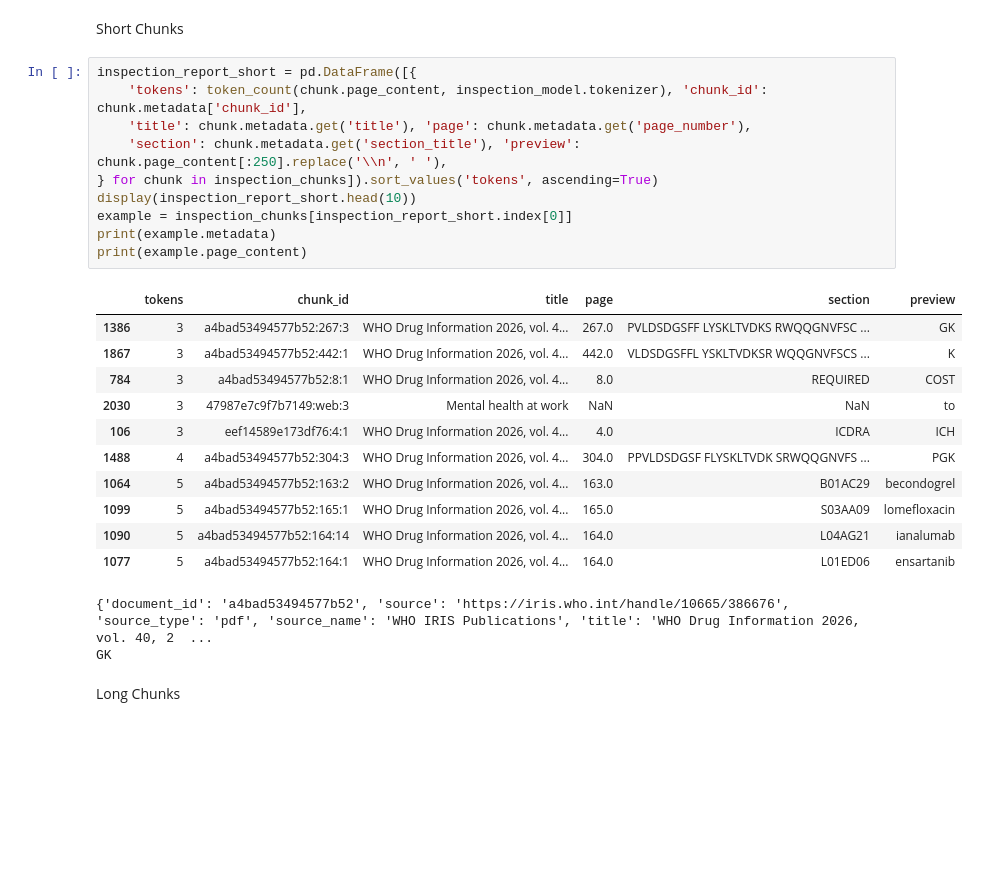
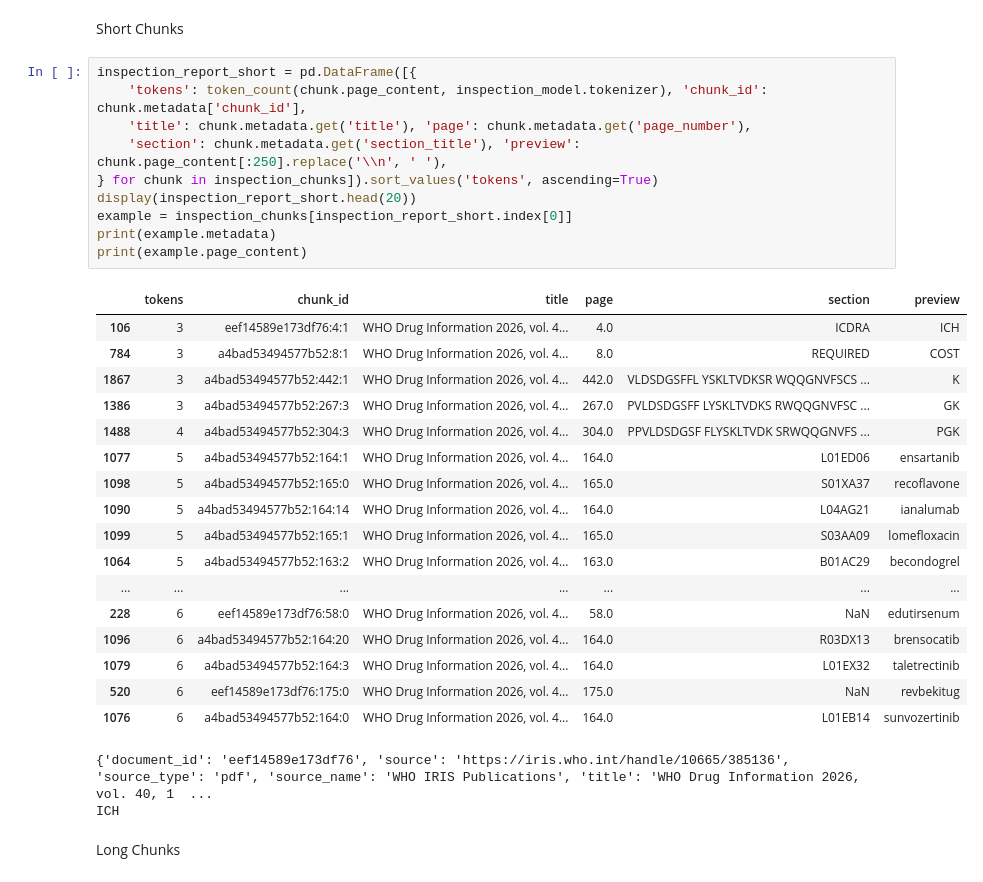
Before and after one commit to suzzyzhen/clinical-rag-assistant, a Jupyter notebook: notebooks/chunking_and_embedding_analysis.ipynb, the cells around one changed output. Cells and saved outputs as stored; diff of their text form; blank space fills up the shorter version.

```diff
--- a/notebooks/chunking_and_embedding_analysis.ipynb
+++ b/notebooks/chunking_and_embedding_analysis.ipynb
@@ -264,27 +265,33 @@ Short Chunks
 # %%
 inspection_report_short = pd.DataFrame([{
     'tokens': token_count(chunk.page_content, inspection_model.tokenizer), 'chunk_id': chunk.metadata['chunk_id'],
     'title': chunk.metadata.get('title'), 'page': chunk.metadata.get('page_number'),
     'section': chunk.metadata.get('section_title'), 'preview': chunk.page_content[:250].replace('\\n', ' '),
 } for chunk in inspection_chunks]).sort_values('tokens', ascending=True)
-display(inspection_report_short.head(10))
+display(inspection_report_short.head(20))
 example = inspection_chunks[inspection_report_short.index[0]]
 print(example.metadata)
 print(example.page_content)
 # %% [output]
 |  | tokens | chunk_id | title | page | section | preview |
+| 106 | 3 | eef14589e173df76:4:1 | WHO Drug Information 2026, vol. 4... | 4.0 | ICDRA | ICH |
+| 784 | 3 | a4bad53494577b52:8:1 | WHO Drug Information 2026, vol. 4... | 8.0 | REQUIRED | COST |
+| 1867 | 3 | a4bad53494577b52:442:1 | WHO Drug Information 2026, vol. 4... | 442.0 | VLDSDGSFFL YSKLTVDKSR WQQGNVFSCS ... | K |
 | 1386 | 3 | a4bad53494577b52:267:3 | WHO Drug Information 2026, vol. 4... | 267.0 | PVLDSDGSFF LYSKLTVDKS RWQQGNVFSC ... | GK |
-| 1867 | 3 | a4bad53494577b52:442:1 | WHO Drug Information 2026, vol. 4... | 442.0 | VLDSDGSFFL YSKLTVDKSR WQQGNVFSCS ... | K |
-| 784 | 3 | a4bad53494577b52:8:1 | WHO Drug Information 2026, vol. 4... | 8.0 | REQUIRED | COST |
-| 2030 | 3 | 47987e7c9f7b7149:web:3 | Mental health at work | NaN | NaN | to |
-| 106 | 3 | eef14589e173df76:4:1 | WHO Drug Information 2026, vol. 4... | 4.0 | ICDRA | ICH |
 | 1488 | 4 | a4bad53494577b52:304:3 | WHO Drug Information 2026, vol. 4... | 304.0 | PPVLDSDGSF FLYSKLTVDK SRWQQGNVFS ... | PGK |
+| 1077 | 5 | a4bad53494577b52:164:1 | WHO Drug Information 2026, vol. 4... | 164.0 | L01ED06 | ensartanib |
+| 1098 | 5 | a4bad53494577b52:165:0 | WHO Drug Information 2026, vol. 4... | 165.0 | S01XA37 | recoflavone |
+| 1090 | 5 | a4bad53494577b52:164:14 | WHO Drug Information 2026, vol. 4... | 164.0 | L04AG21 | ianalumab |
+| 1099 | 5 | a4bad53494577b52:165:1 | WHO Drug Information 2026, vol. 4... | 165.0 | S03AA09 | lomefloxacin |
 | 1064 | 5 | a4bad53494577b52:163:2 | WHO Drug Information 2026, vol. 4... | 163.0 | B01AC29 | becondogrel |
-| 1099 | 5 | a4bad53494577b52:165:1 | WHO Drug Information 2026, vol. 4... | 165.0 | S03AA09 | lomefloxacin |
-| 1090 | 5 | a4bad53494577b52:164:14 | WHO Drug Information 2026, vol. 4... | 164.0 | L04AG21 | ianalumab |
-| 1077 | 5 | a4bad53494577b52:164:1 | WHO Drug Information 2026, vol. 4... | 164.0 | L01ED06 | ensartanib |
+| ... | ... | ... | ... | ... | ... | ... |
+| 228 | 6 | eef14589e173df76:58:0 | WHO Drug Information 2026, vol. 4... | 58.0 | NaN | edutirsenum |
+| 1096 | 6 | a4bad53494577b52:164:20 | WHO Drug Information 2026, vol. 4... | 164.0 | R03DX13 | brensocatib |
+| 1079 | 6 | a4bad53494577b52:164:3 | WHO Drug Information 2026, vol. 4... | 164.0 | L01EX32 | taletrectinib |
+| 520 | 6 | eef14589e173df76:175:0 | WHO Drug Information 2026, vol. 4... | 175.0 | NaN | revbekitug |
+| 1076 | 6 | a4bad53494577b52:164:0 | WHO Drug Information 2026, vol. 4... | 164.0 | L01EB14 | sunvozertinib |
-{'document_id': 'a4bad53494577b52', 'source': 'https://iris.who.int/handle/10665/386676', 'source_type': 'pdf', 'source_name': 'WHO IRIS Publications', 'title': 'WHO Drug Information 2026, vol. 40, 2  ...
-GK
+{'document_id': 'eef14589e173df76', 'source': 'https://iris.who.int/handle/10665/385136', 'source_type': 'pdf', 'source_name': 'WHO IRIS Publications', 'title': 'WHO Drug Information 2026, vol. 40, 1  ...
+ICH
 # %% [markdown]
 Long Chunks
 # %%
```
Also changed, not shown: parts of 8 cells of this notebook, 5 other files.
